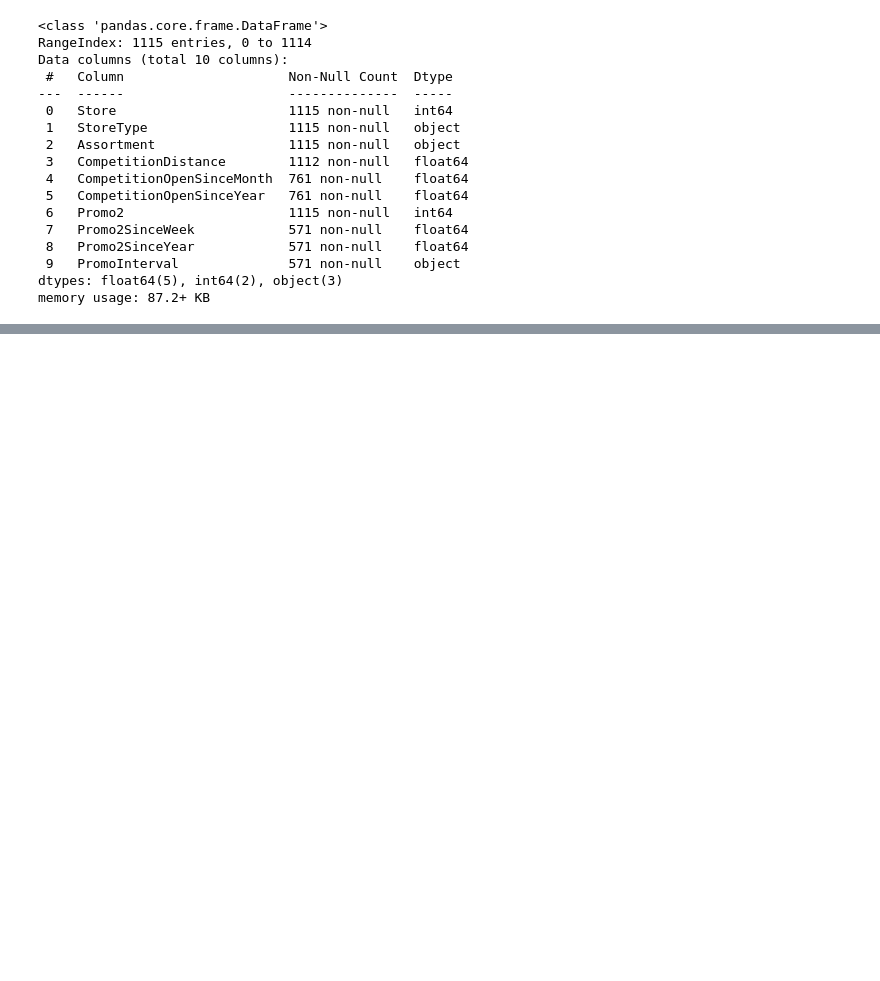
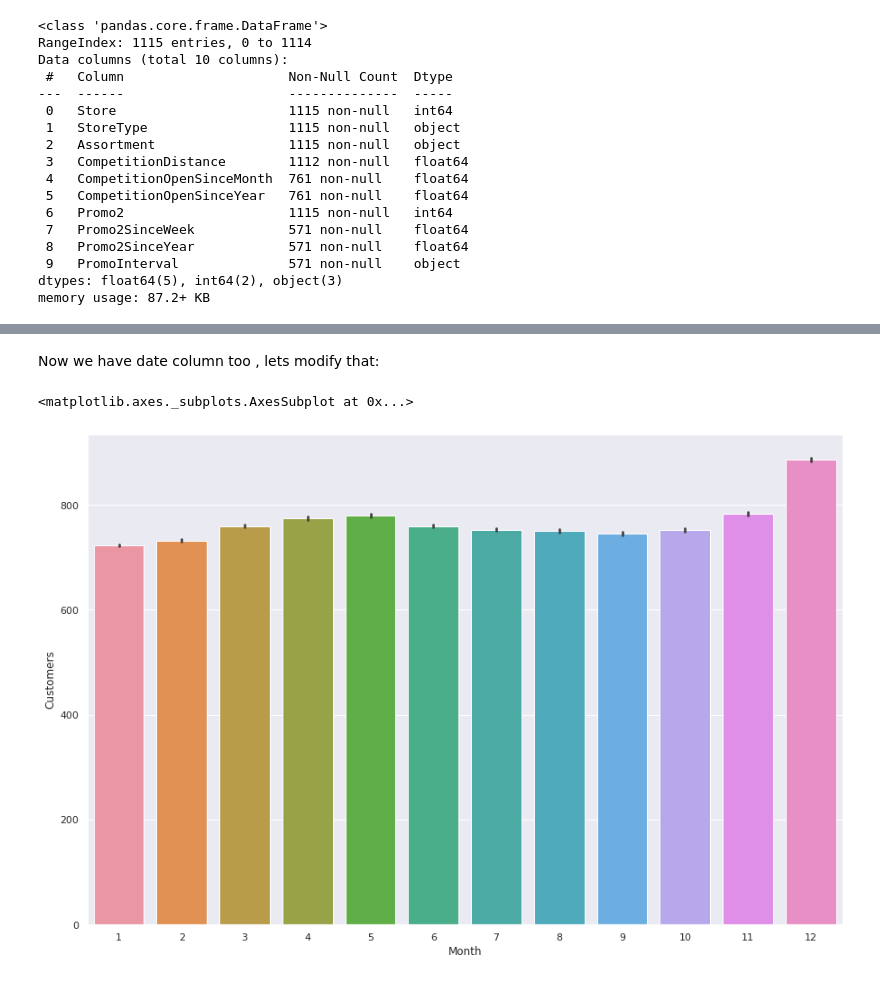
Before and after one commit to M0n1ka-05/Rossmann_Sale_Prediction, a Jupyter notebook: Monika_Shinde_Team_4_Rossmann_Sales_Prediction_Capstone_Project.ipynb, the cells around one changed output, grey strips where cells are left out. Drawn from its saved outputs; the diff is of its cells as text; code cells hidden in the pictures; blank space fills up the shorter version.

```diff
--- a/Monika_Shinde_Team_4_Rossmann_Sales_Prediction_Capstone_Project.ipynb
+++ b/Monika_Shinde_Team_4_Rossmann_Sales_Prediction_Capstone_Project.ipynb
@@ -211,0 +331,2 @@ dtype: int64
+# %%
+final_df = pd.merge(sales_df, store_df, how='inner', on='Store')
@@ -211,0 +345,16 @@ dtype: int64
+# %% [markdown]
+Now we have date column too , lets modify that:
+# %%
+#lets split date in days, moth and year
+final_df['Year'] = pd.DatetimeIndex(final_df['Date']).year
+final_df['Month'] = pd.DatetimeIndex(final_df['Date']).month
+final_df['Day'] = pd.DatetimeIndex(final_df['Date']).day
+# %%
+final_df.drop('Date', inplace=True, axis=1)
+# %%
+sns.set(rc={'figure.figsize':(15,10)})
+# %%
+sns.barplot(x='Month', y='Customers', data=final_df)
+# %% [output]
+<matplotlib.axes._subplots.AxesSubplot at 0x...>
+[figure, added]
```
Also changed, not shown: parts of 44 cells of this notebook.
